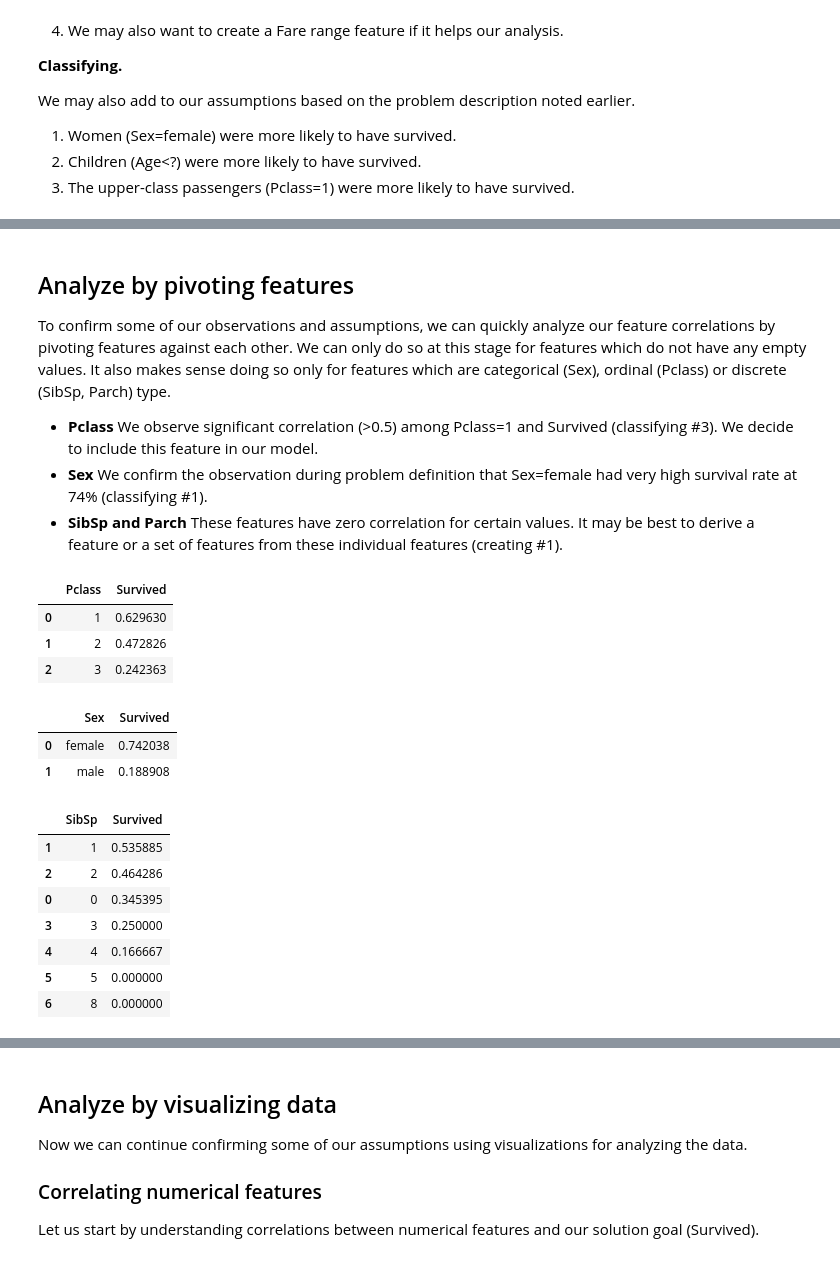
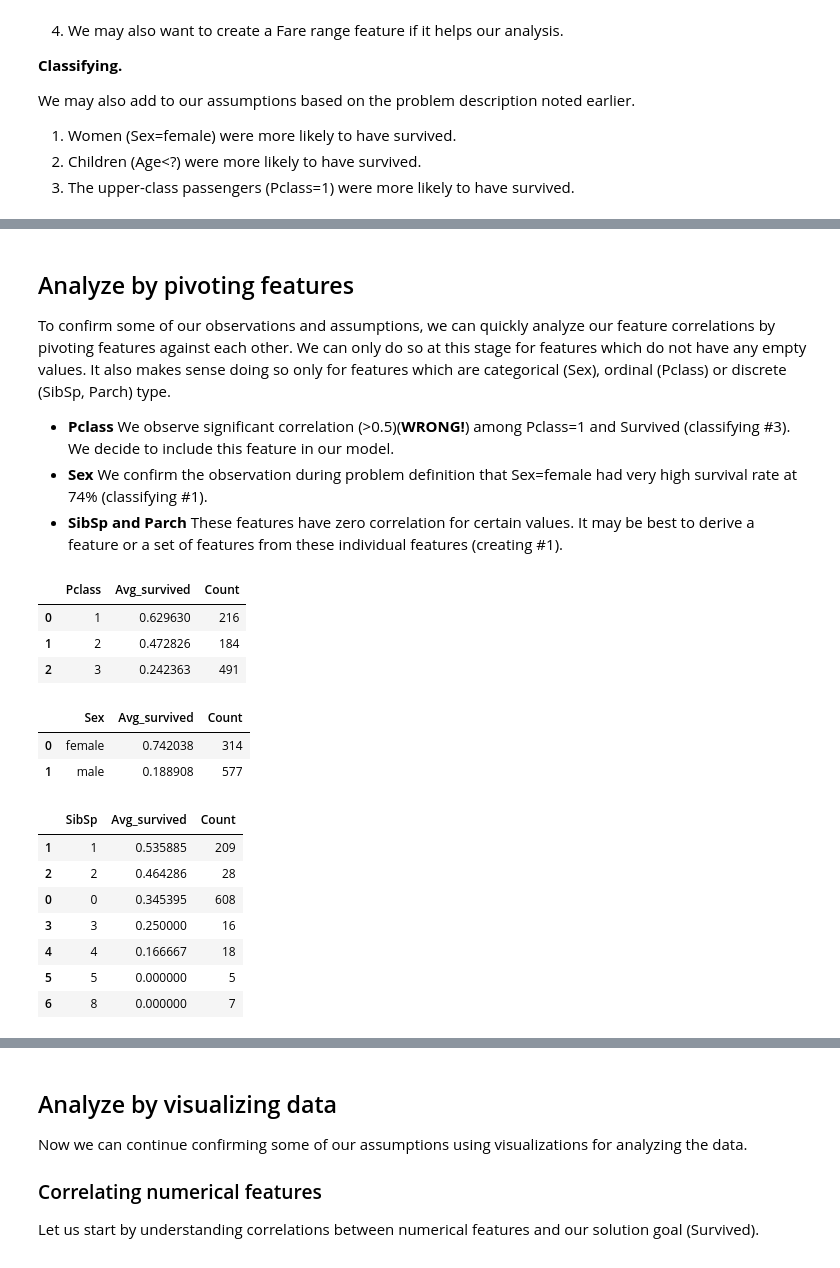
Before and after one commit to soumikg08/Titanic_Data, a Jupyter notebook: titanic-data-science-solutions.ipynb, the cells around one changed output, grey strips where cells are left out. Cells and saved outputs as stored; diff of their text form; code cells hidden in the pictures.

```diff
--- a/titanic-data-science-solutions.ipynb
+++ b/titanic-data-science-solutions.ipynb
@@ -318,31 +386,37 @@ We may also add to our assumptions based on the problem description noted earlie
 
 To confirm some of our observations and assumptions, we can quickly analyze our feature correlations by pivoting features against each other. We can only do so at this stage for features which do not have any empty values. It also makes sense doing so only for features which are categorical (Sex), ordinal (Pclass) or discrete (SibSp, Parch) type.
 
-- **Pclass** We observe significant correlation (>0.5) among Pclass=1 and Survived (classifying #3). We decide to include this feature in our model.
+- **Pclass** We observe significant correlation (>0.5)(**WRONG!**) among Pclass=1 and Survived (classifying #3). We decide to include this feature in our model.
 - **Sex** We confirm the observation during problem definition that Sex=female had very high survival rate at 74% (classifying #1).
 - **SibSp and Parch** These features have zero correlation for certain values. It may be best to derive a feature or a set of features from these individual features (creating #1).
 # %%
-train_df[['Pclass', 'Survived']].groupby(['Pclass'], as_index=False).mean().sort_values(by='Survived', ascending=False)
+train_df[['Pclass', 'Survived']].groupby(['Pclass'], as_index=False).agg(
+Avg_survived = ('Survived','mean'),
+Count=('Survived','count')).sort_values(by='Avg_survived', ascending=False)
 # %% [output]
-|  | Pclass | Survived |
-| 0 | 1 | 0.629630 |
-| 1 | 2 | 0.472826 |
-| 2 | 3 | 0.242363 |
+|  | Pclass | Avg_survived | Count |
+| 0 | 1 | 0.629630 | 216 |
+| 1 | 2 | 0.472826 | 184 |
+| 2 | 3 | 0.242363 | 491 |
 # %%
-train_df[["Sex", "Survived"]].groupby(['Sex'], as_index=False).mean().sort_values(by='Survived', ascending=False)
+train_df[["Sex", "Survived"]].groupby(['Sex'], as_index=False).agg(
+Avg_survived = ('Survived','mean'),
+Count=('Survived','count')).sort_values(by='Avg_survived', ascending=False)
 # %% [output]
-|  | Sex | Survived |
-| 0 | female | 0.742038 |
-| 1 | male | 0.188908 |
+|  | Sex | Avg_survived | Count |
+| 0 | female | 0.742038 | 314 |
+| 1 | male | 0.188908 | 577 |
 # %%
-train_df[["SibSp", "Survived"]].groupby(['SibSp'], as_index=False).mean().sort_values(by='Survived', ascending=False)
+train_df[["SibSp", "Survived"]].groupby(['SibSp'], as_index=False).agg(
+    Avg_survived = ('Survived','mean'),
+    Count=('Survived','count')).sort_values(by='Avg_survived', ascending=False)
 # %% [output]
-|  | SibSp | Survived |
-| 1 | 1 | 0.535885 |
-| 2 | 2 | 0.464286 |
-| 0 | 0 | 0.345395 |
-| 3 | 3 | 0.250000 |
-| 4 | 4 | 0.166667 |
-| 5 | 5 | 0.000000 |
-| 6 | 8 | 0.000000 |
+|  | SibSp | Avg_survived | Count |
+| 1 | 1 | 0.535885 | 209 |
+| 2 | 2 | 0.464286 | 28 |
+| 0 | 0 | 0.345395 | 608 |
+| 3 | 3 | 0.250000 | 16 |
+| 4 | 4 | 0.166667 | 18 |
+| 5 | 5 | 0.000000 | 5 |
+| 6 | 8 | 0.000000 | 7 |
 # %%
```
Also changed, not shown: parts of 39 cells of this notebook.
